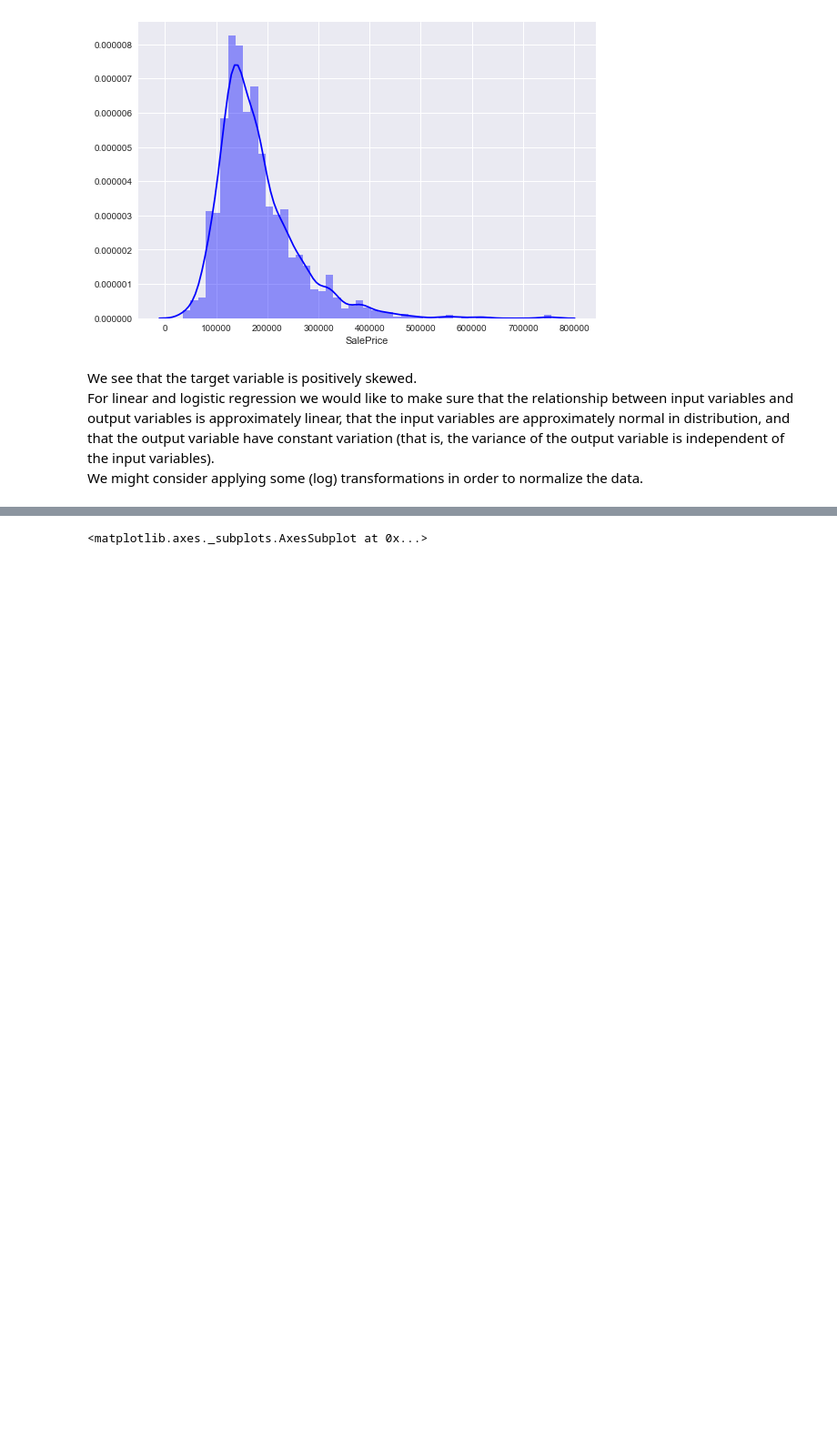
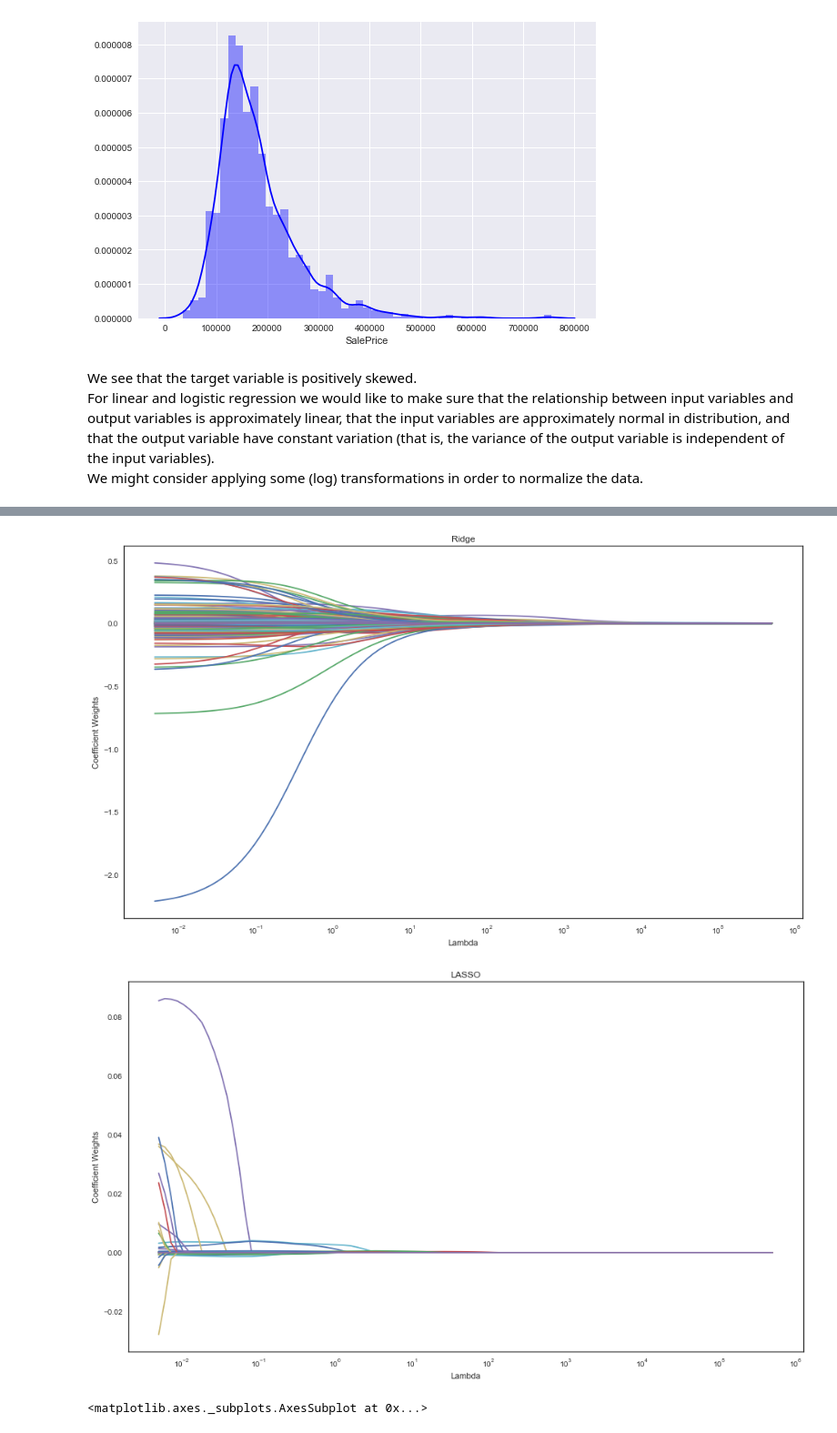
Before and after one commit to DaysOfCode/zena_housepricing, a Jupyter notebook: House_Prices.ipynb, the cells around one changed output, grey strips where cells are left out. Shown at 91% size. Saved outputs shown, nothing was run; the diff lists cells and outputs as text; code cells hidden in the pictures; blank space fills up the shorter version.

```diff
--- a/House_Prices.ipynb
+++ b/House_Prices.ipynb
@@ -42,0 +288,2 @@ We might consider applying some (log) transformations in order to normalize the
+# %%
+aggregated_data = pd.get_dummies(aggregated_data)
@@ -42,0 +336,17 @@ We might consider applying some (log) transformations in order to normalize the
+# %%
+# LASSO
+lasso_lambda_rmse = []
+
+for alpha in alphas:
+
+    cv_lasso = []
+
+    for train, test in kf.split(X_train):
+        lasso = Lasso(random_state = 42, alpha=alpha)
+        lasso.fit(X_train.iloc[train], Y_train.iloc[train])
+
+        yhat = lasso.predict(predictors.iloc[test])
+        y_actual = target[test]
+        cv_lasso.append(RMSE(yhat,y_actual))
+
+    lasso_lambda_rmse.append((alpha, np.mean(cv_lasso)))
@@ -43,3 +364,39 @@ We might consider applying some (log) transformations in order to normalize the
+# %%
+coef_ridge = []
+coef_lasso = []
+
+for alpha in alphas:
+
+    # Storing coefficients for ridge
+    ridge = Ridge(random_state=42, alpha=alpha)
+    ridge.fit(X_train, Y_train)
+    coef_ridge.append(ridge.coef_)
+
+    # Storing coefficients for lasso
+    lasso = Lasso(random_state=42, alpha=alpha)
+    lasso.fit(X_train, Y_train)
+    coef_lasso.append(lasso.coef_)
+
+# Ridge
+plt.figure(figsize=(16,9))
+plt.plot(alphas, coef_ridge)
+plt.xscale('log')
+plt.title("Ridge")
+plt.xlabel("Lambda")
+plt.ylabel("Coefficient Weights")
+plt.show()
+
+# Lasso
+plt.figure(figsize=(16,9))
+plt.plot(alphas, coef_lasso)
+plt.xscale('log')
+plt.title("LASSO")
+plt.xlabel("Lambda")
+plt.ylabel("Coefficient Weights")
+plt.show()
+# %% [output]
+[figure, added]
+[figure, added]
 # %%
 from string import ascii_letters
 
```
Also changed, not shown: parts of 22 cells of this notebook.
